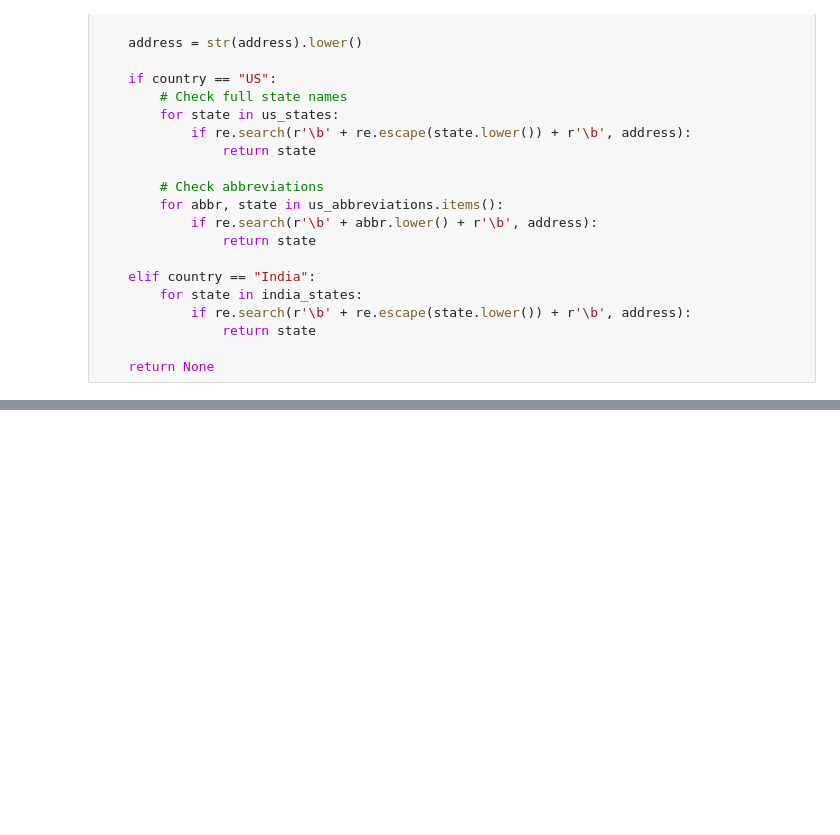
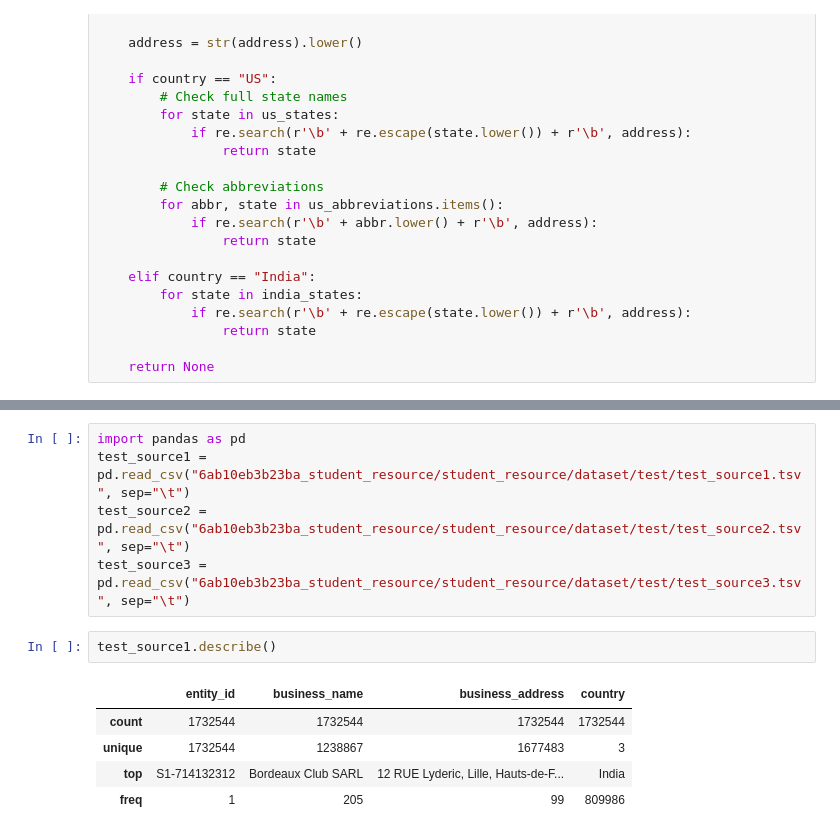
Before and after one commit to Chirag-OP/amazon_ml_challenge, a Jupyter notebook: preprocessing.ipynb, the cells around one changed output, grey strips where cells are left out. Cells and saved outputs as stored; diff of their text form; blank space fills up the shorter version.

```diff
--- a/preprocessing.ipynb
+++ b/preprocessing.ipynb
@@ -179,0 +290,13 @@ def extract_state(address, country):
+# %%
+import pandas as pd
+test_source1 = pd.read_csv("6ab10eb3b23ba_student_resource/student_resource/dataset/test/test_source1.tsv", sep="\t")
+test_source2 = pd.read_csv("6ab10eb3b23ba_student_resource/student_resource/dataset/test/test_source2.tsv", sep="\t")
+test_source3 = pd.read_csv("6ab10eb3b23ba_student_resource/student_resource/dataset/test/test_source3.tsv", sep="\t")
+# %%
+test_source1.describe()
+# %% [output]
+|  | entity_id | business_name | business_address | country |
+| count | 1732544 | 1732544 | 1732544 | 1732544 |
+| unique | 1732544 | 1238867 | 1677483 | 3 |
+| top | S1-714132312 | Bordeaux Club SARL | 12 RUE Lyderic, Lille, Hauts-de-F... | India |
+| freq | 1 | 205 | 99 | 809986 |
```
Also changed, not shown: parts of 9 cells of this notebook, 5 other files.
